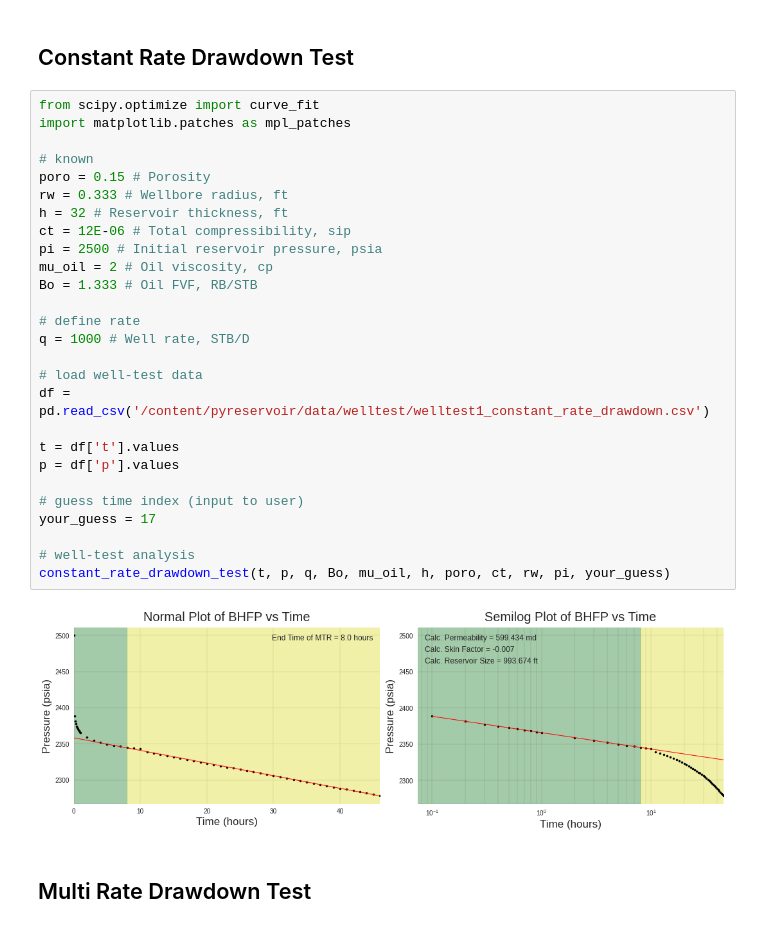
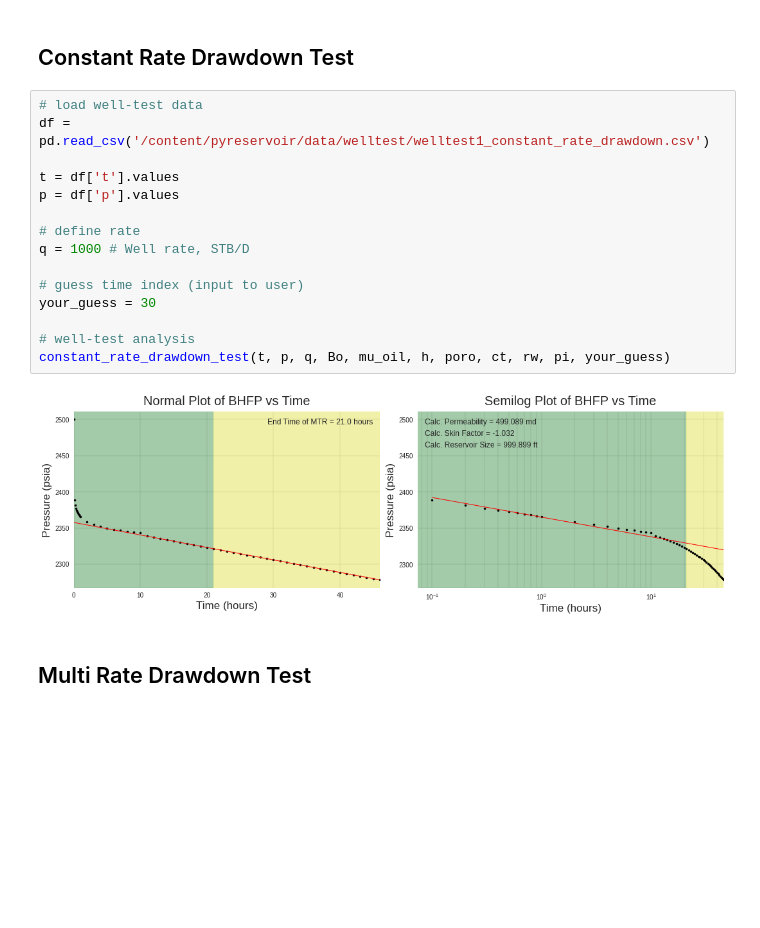
Before and after one commit to yohanesnuwara/pyreservoir, a Jupyter notebook: notebooks/well_drawdown_testing_notebook.ipynb, the cells around one changed output. Drawn from its saved outputs; the diff is of its cells as text; blank space fills up the shorter version.

```diff
--- a/notebooks/well_drawdown_testing_notebook.ipynb
+++ b/notebooks/well_drawdown_testing_notebook.ipynb
@@ -24,33 +117,21 @@ from wellanalysis import *
 # %% [markdown]
 ## Constant Rate Drawdown Test
 # %%
-from scipy.optimize import curve_fit
-import matplotlib.patches as mpl_patches
-
-# known
-poro = 0.15 # Porosity
-rw = 0.333 # Wellbore radius, ft
-h = 32 # Reservoir thickness, ft
-ct = 12E-06 # Total compressibility, sip
-pi = 2500 # Initial reservoir pressure, psia
-mu_oil = 2 # Oil viscosity, cp
-Bo = 1.333 # Oil FVF, RB/STB
-
-# define rate
-q = 1000 # Well rate, STB/D
-
 # load well-test data
 df = pd.read_csv('/content/pyreservoir/data/welltest/welltest1_constant_rate_drawdown.csv')
 
 t = df['t'].values
 p = df['p'].values
 
+# define rate
+q = 1000 # Well rate, STB/D
+
 # guess time index (input to user)
-your_guess = 17
+your_guess = 30
 
 # well-test analysis
 constant_rate_drawdown_test(t, p, q, Bo, mu_oil, h, poro, ct, rw, pi, your_guess)
 # %% [output]
-[figure, old version]
+[figure, new version]
 # %% [markdown]
 ## Multi Rate Drawdown Test
```
Also changed, not shown: parts of 10 cells of this notebook.
